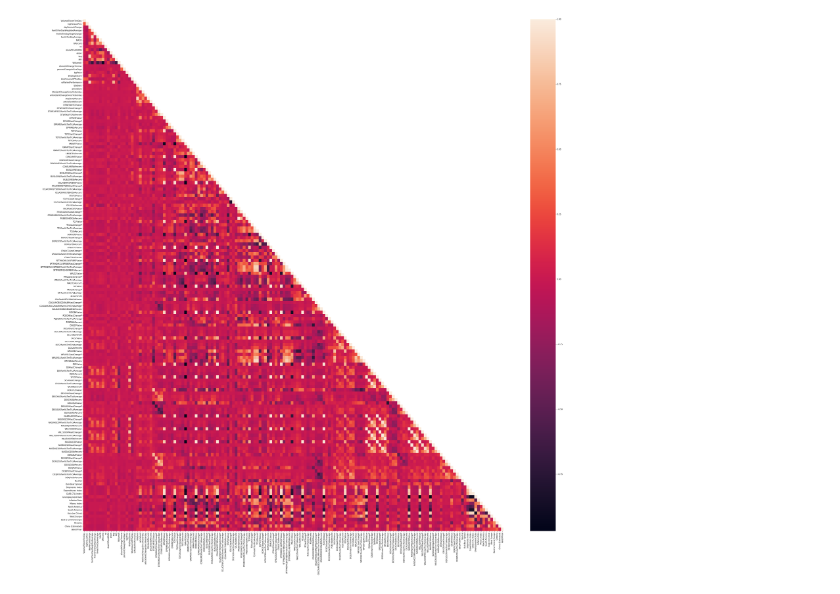
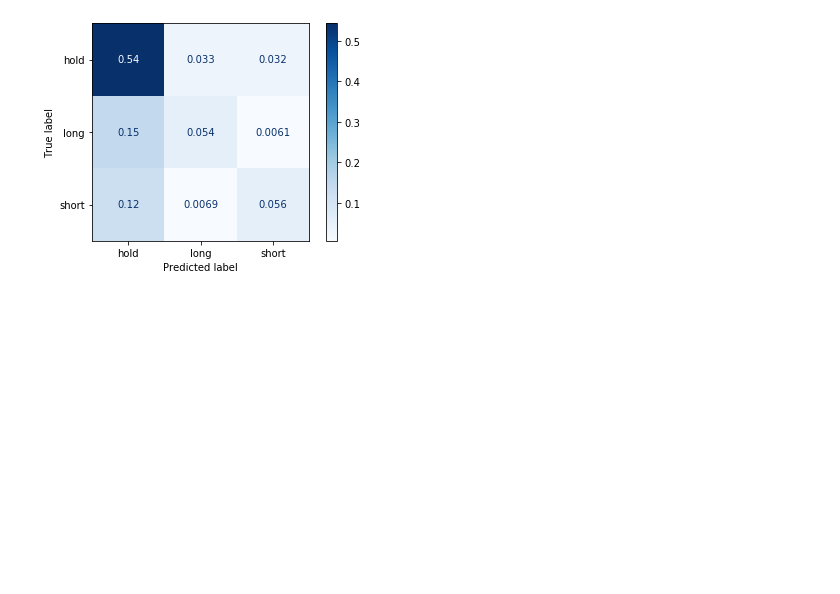
Before and after one commit to edkazcarlson/stockResearch, a Jupyter notebook: catBuildTrees.ipynb, the cells around one changed output. Cells and saved outputs as stored; diff of their text form; code cells hidden in the pictures; blank space fills up the shorter version.

Commit message:
removed scikit, using exclusively catboost now

```diff
--- a/catBuildTrees.ipynb
+++ b/catBuildTrees.ipynb
@@ -1,5 +1,6 @@
 # %%
-from sklearn.metrics import confusion_matrix, classification_report
+from sklearn.metrics import confusion_matrix, classification_report, plot_confusion_matrix
+import matplotlib.pyplot as plt
 def scoreCalculator(predictor, attributes, labels):
     predicted = predictor.predict(attributes)
     errorScore = 0
@@ -22,11 +23,13 @@ def scoreCalculator(predictor, attributes, labels):
                 errorScore += 0
             else: #actual == short
                 errorScore += 20
-    myMatrix = confusion_matrix(labels, predicted,normalize = 'all')
-    return  errorScore/len(predicted), myMatrix
+    myMatrix = plot_confusion_matrix(predictor, attributes, labels,
+                                     cmap=plt.cm.Blues, normalize = 'all')
+    plt.show()
+    return  errorScore/len(predicted), myMatrix.confusion_matrix
 # %%
 from tabulate import tabulate
-def catBoostMaker(sectorDF,zScoreAnswer,fiveDayChangeAnswer, sector, catLabels):
+def catBoostMaker(sectorDF,zScoreAnswer,fiveDayChangeAnswer, sector, catLabels, count):
     catIndicies = []
     counter = -1
     for col in sectorDF.columns: #finding indices for cat variables
@@ -45,17 +48,15 @@ def catBoostMaker(sectorDF,zScoreAnswer,fiveDayChangeAnswer, sector, catLabels):
     folderRoot = 'catPredictors/'
     accuracyList = []
     scoreList = []
-    print('Catboost:')
     for name, train, test in zip(modelNames, trainPools, testPools):
         train.set_feature_names([x for x in sectorDF.columns])
         print(name)
         model = CatBoostClassifier(bootstrap_type = 'Bernoulli')
         model.fit(train, eval_set = test, logging_level = 'Silent')
         sector = sector.replace(' ', '_')
-        model.save_model(folderRoot + name + sector + '.cbm')
+        model.save_model('{}{}-{}-{}.cbm'.format(folderRoot, name, sector, count))
         accuracy =  model.score(test)
         print('Accuracy: ', accuracy)
-        print(CatBoostClassifier.get_feature_importance(model, prettified = True))
         error, matrix = scoreCalculator(model, test,test.get_label())
         print('Error Score:', error)
         print('Confusion matrix:\n', matrix, '\n')
@@ -153,52 +154,42 @@ import seaborn as sns
 import matplotlib.pyplot as plt
 pd.set_option('display.max_rows', None)
 
+basePath = 'data/smallFiltered-{}.csv'
+masterScore = []
+masterAccuracy = []
+for x in range(5):
+    combinedDF = pd.read_csv(basePath.format(x), parse_dates = True)
+    combinedDF.drop(columns = ['Date'], inplace = True)
+    catLabels = ['ticker','industry']
+    if x == 0:
+        for col in combinedDF.columns:
+            print(col)
+    print('-------------------------------------------\n\n')
+    sectorList = combinedDF['sector'].copy().unique()
+    catAccuracy = []
+    catError = []
+    for sector in sectorList:
+        print('Sector is: ', sector)
+        sectorDF = combinedDF[combinedDF['sector'] == sector].copy()
+        zScoreAnswer = sectorDF['zScoreOfChangeTmmrw']
+        zScoreAnswer = zScoreAnswer.astype('float')
+        zScoreAnswer = ['long' if x > .5 else 'short' if x < -.5 else 'hold' for x in zScoreAnswer ]
+        fiveDayChangeAnswer = sectorDF['percentChangeInFiveDays']
+        fiveDayChangeAnswer = ['long' if x > .015 else 'short' if x < -.015 else 'hold' for x in fiveDayChangeAnswer]
 
-combinedDF = pd.read_csv('data/filtered.csv', parse_dates = True)
-catLabels = ['ticker','GICS Sub Industry']
-combinedDF.dropna(inplace = True)
-for col in combinedDF.columns:
-    print(col)
-myBasicCorr = combinedDF.corr()
-print('zScoreOfChangeTmmrw correlation: \n')
-print(myBasicCorr['zScoreOfChangeTmmrw'].sort_values())
-print('percentChangeInFiveDays correlation: \n')
-print(myBasicCorr['percentChangeInFiveDays'].sort_values())
-
-plt.subplots(figsize=(50,50))
-myBasicCorr = myBasicCorr.where(np.tril(np.ones(myBasicCorr.shape)).astype(np.bool))
-sns.heatmap(myBasicCorr)
-plt.show()
-
+        sectorDF.drop(columns = ['zScoreOfChangeTmmrw','percentChangeInFiveDays', 'sector'],
+                      inplace = True)
+        accuracy, error = catBoostMaker(sectorDF,zScoreAnswer,fiveDayChangeAnswer, sector, catLabels, x)
+        catAccuracy.append(accuracy)
+        catError.append(error)
+        print('-------------------------------------------\n\n')
+    print('Catboost accuracy: ', mean(catAccuracy))
+    print('Catboost score: ' ,mean(catError))
+    masterScore.append(mean(catError))
+    masterAccuracy.append(mean(catAccuracy))
 print('-------------------------------------------\n\n')
-sectorList = combinedDF['GICS Sector'].copy().unique()
-catAccuracy = []
-catError = []
-scikitAccuracy = []
-scikitError = []
-for sector in sectorList:
-    print('Sector is: ', sector)
-    sectorDF = combinedDF[combinedDF['GICS Sector'] == sector].copy()
-    zScoreAnswer = sectorDF['zScoreOfChangeTmmrw']
-    zScoreAnswer = zScoreAnswer.astype('float')
-    zScoreAnswer = ['long' if x > .5 else 'short' if x < -.5 else 'hold' for x in zScoreAnswer ]
-    fiveDayChangeAnswer = sectorDF['percentChangeInFiveDays']
-    fiveDayChangeAnswer = ['long' if x > .015 else 'short' if x < -.015 else 'hold' for x in fiveDayChangeAnswer]
-
-    sectorDF.drop(columns = ['zScoreOfChangeTmmrw','percentChangeInFiveDays', 'GICS Sector'],
-                  inplace = True)
-    accuracy, error = catBoostMaker(sectorDF,zScoreAnswer,fiveDayChangeAnswer, sector, catLabels)
-    catAccuracy.append(accuracy)
-    catError.append(error)
-
-    accuracy, error = sciKitPredictionMaker(sectorDF,zScoreAnswer,fiveDayChangeAnswer, sector, catLabels)
-    scikitAccuracy.append(accuracy)
-    scikitError.append(error)
-    print('-------------------------------------------\n\n')
-print('Catboost accuracy: ', mean(catAccuracy))
-print('Catboost score: ' ,mean(catError))
-print('Sci-kit accuracy: ', mean(scikitAccuracy))
-print('Sci-kit score: ', mean(scikitError))
+print('Final Catboost accuracy: ', mean(catAccuracy))
+print('Final Catboost score: ' ,mean(catError))
 # %% [output]
 VolumeZScoreTenDay
 highVsLowPerc
@@ -220 +211 @@ Name: percentChangeInFiveDays, dtype: float64
-[figure, old version]
+[figure, new version]
```
Also changed, not shown: parts of 2 cells of this notebook, 8 other files.
